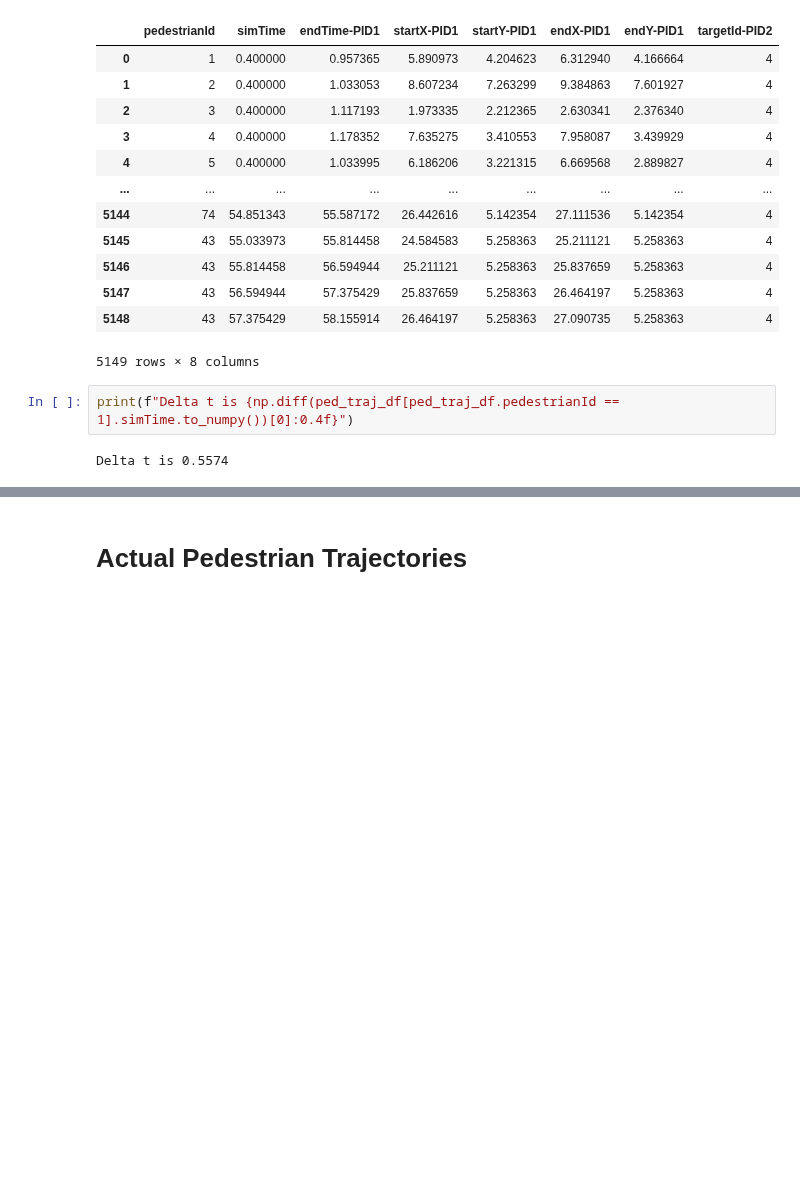
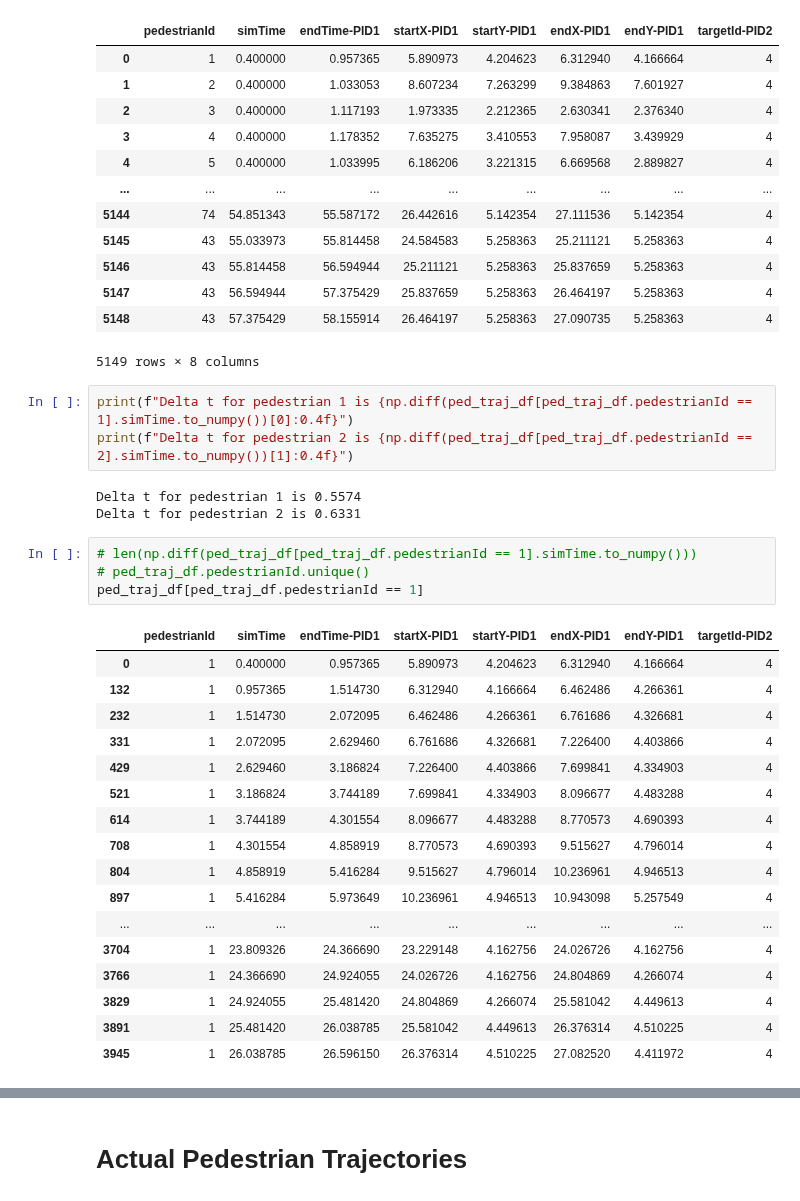
Before and after one commit to waleedbinkhalid74/ml_cms_final_project, a Jupyter notebook: ml_cms_final_proj_task_5.ipynb, the cells around one changed output, grey strips where cells are left out. Cells and saved outputs as stored; diff of their text form; blank space fills up the shorter version.

```diff
--- a/ml_cms_final_proj_task_5.ipynb
+++ b/ml_cms_final_proj_task_5.ipynb
@@ -48,6 +48,30 @@ ped_traj_df
 | 5148 | 43 | 57.375429 | 58.155914 | 26.464197 | 5.258363 | 27.090735 | 5.258363 | 4 |
 5149 rows × 8 columns
 # %%
-print(f"Delta t is {np.diff(ped_traj_df[ped_traj_df.pedestrianId == 1].simTime.to_numpy())[0]:0.4f}")
+print(f"Delta t for pedestrian 1 is {np.diff(ped_traj_df[ped_traj_df.pedestrianId == 1].simTime.to_numpy())[0]:0.4f}")
+print(f"Delta t for pedestrian 2 is {np.diff(ped_traj_df[ped_traj_df.pedestrianId == 2].simTime.to_numpy())[1]:0.4f}")
 # %% [output]
-Delta t is 0.5574
+Delta t for pedestrian 1 is 0.5574
+Delta t for pedestrian 2 is 0.6331
+# %%
+# len(np.diff(ped_traj_df[ped_traj_df.pedestrianId == 1].simTime.to_numpy()))
+# ped_traj_df.pedestrianId.unique()
+ped_traj_df[ped_traj_df.pedestrianId == 1]
+# %% [output]
+|  | pedestrianId | simTime | endTime-PID1 | startX-PID1 | startY-PID1 | endX-PID1 | endY-PID1 | targetId-PID2 |
+| 0 | 1 | 0.400000 | 0.957365 | 5.890973 | 4.204623 | 6.312940 | 4.166664 | 4 |
+| 132 | 1 | 0.957365 | 1.514730 | 6.312940 | 4.166664 | 6.462486 | 4.266361 | 4 |
+| 232 | 1 | 1.514730 | 2.072095 | 6.462486 | 4.266361 | 6.761686 | 4.326681 | 4 |
+| 331 | 1 | 2.072095 | 2.629460 | 6.761686 | 4.326681 | 7.226400 | 4.403866 | 4 |
+| 429 | 1 | 2.629460 | 3.186824 | 7.226400 | 4.403866 | 7.699841 | 4.334903 | 4 |
+| 521 | 1 | 3.186824 | 3.744189 | 7.699841 | 4.334903 | 8.096677 | 4.483288 | 4 |
+| 614 | 1 | 3.744189 | 4.301554 | 8.096677 | 4.483288 | 8.770573 | 4.690393 | 4 |
+| 708 | 1 | 4.301554 | 4.858919 | 8.770573 | 4.690393 | 9.515627 | 4.796014 | 4 |
+| 804 | 1 | 4.858919 | 5.416284 | 9.515627 | 4.796014 | 10.236961 | 4.946513 | 4 |
+| 897 | 1 | 5.416284 | 5.973649 | 10.236961 | 4.946513 | 10.943098 | 5.257549 | 4 |
+| ... | ... | ... | ... | ... | ... | ... | ... | ... |
+| 3704 | 1 | 23.809326 | 24.366690 | 23.229148 | 4.162756 | 24.026726 | 4.162756 | 4 |
+| 3766 | 1 | 24.366690 | 24.924055 | 24.026726 | 4.162756 | 24.804869 | 4.266074 | 4 |
+| 3829 | 1 | 24.924055 | 25.481420 | 24.804869 | 4.266074 | 25.581042 | 4.449613 | 4 |
+| 3891 | 1 | 25.481420 | 26.038785 | 25.581042 | 4.449613 | 26.376314 | 4.510225 | 4 |
+| 3945 | 1 | 26.038785 | 26.596150 | 26.376314 | 4.510225 | 27.082520 | 4.411972 | 4 |
```
Also changed, not shown: parts of 5 cells of this notebook.
